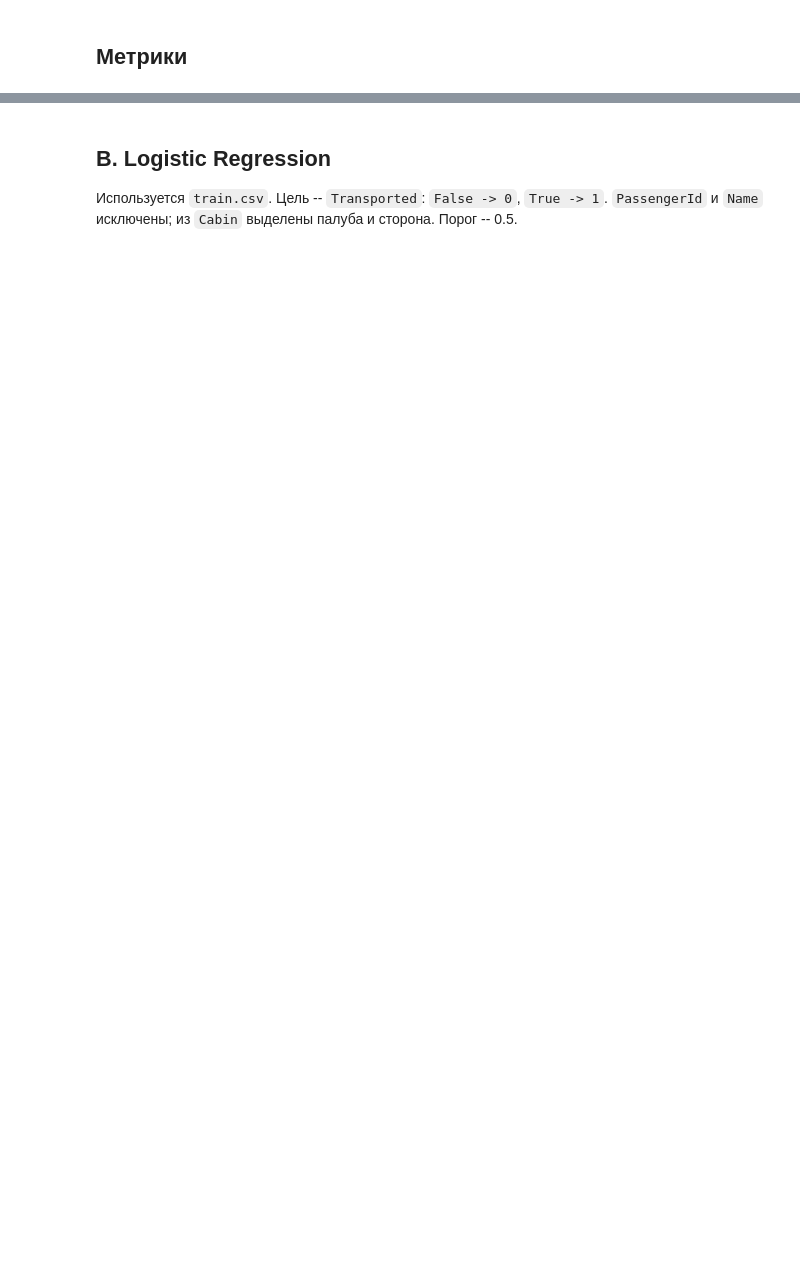
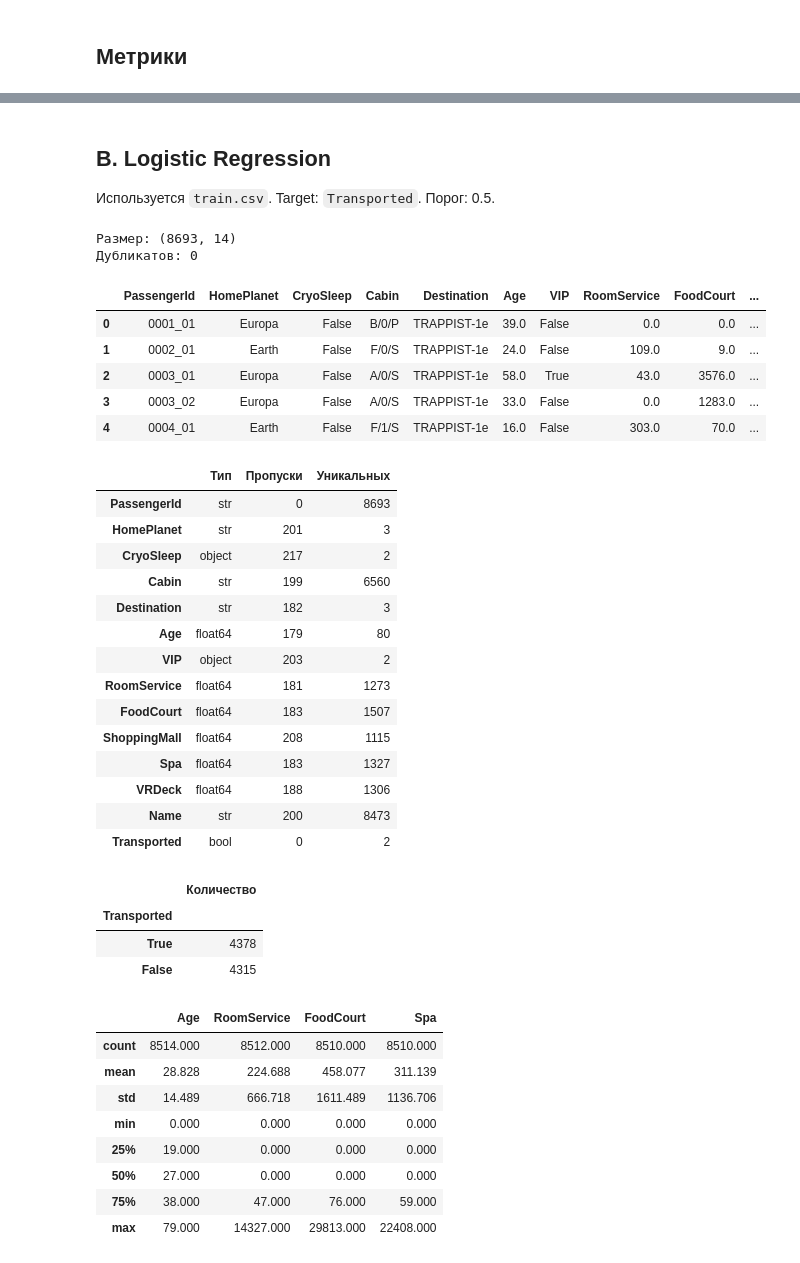
Before and after one commit to vodobryshkin/sai-labs, a Jupyter notebook: lab1.ipynb, the cells around one changed output, grey strips where cells are left out. Drawn from its saved outputs; the diff is of its cells as text; code cells hidden in the pictures; blank space fills up the shorter version.

```diff
--- a/lab1.ipynb
+++ b/lab1.ipynb
@@ -293,19 +335,56 @@ plt.show()
 # %% [markdown]
 ## B. Logistic Regression
-Используется `train.csv`. Цель -- `Transported`: `False -> 0`, `True -> 1`. `PassengerId` и `Name` исключены; из `Cabin` выделены палуба и сторона. Порог -- 0.5.
+Используется `train.csv`. Target: `Transported`. Порог: 0.5.
 # %%
-spaceship_data = pd.read_csv("train.csv")
+spaceship_data = pd.read_csv(spaceship_path)
 
 print("Размер:", spaceship_data.shape)
 print("Дубликатов:", spaceship_data.duplicated().sum())
 display(spaceship_data.head())
 display(pd.DataFrame({
     "Тип": spaceship_data.dtypes.astype(str),
     "Пропуски": spaceship_data.isna().sum(),
     "Уникальных": spaceship_data.nunique(),
 }))
 display(spaceship_data["Transported"].value_counts().to_frame("Количество"))
 display(spaceship_data[["Age", "RoomService", "FoodCourt", "Spa"]].describe().round(3))
+# %% [output]
+Размер: (8693, 14)
+Дубликатов: 0
+|  | PassengerId | HomePlanet | CryoSleep | Cabin | Destination | Age | VIP | RoomService | FoodCourt | ... |
+| 0 | 0001_01 | Europa | False | B/0/P | TRAPPIST-1e | 39.0 | False | 0.0 | 0.0 | ... |
+| 1 | 0002_01 | Earth | False | F/0/S | TRAPPIST-1e | 24.0 | False | 109.0 | 9.0 | ... |
+| 2 | 0003_01 | Europa | False | A/0/S | TRAPPIST-1e | 58.0 | True | 43.0 | 3576.0 | ... |
+| 3 | 0003_02 | Europa | False | A/0/S | TRAPPIST-1e | 33.0 | False | 0.0 | 1283.0 | ... |
+| 4 | 0004_01 | Earth | False | F/1/S | TRAPPIST-1e | 16.0 | False | 303.0 | 70.0 | ... |
+|  | Тип | Пропуски | Уникальных |
+| PassengerId | str | 0 | 8693 |
+| HomePlanet | str | 201 | 3 |
+| CryoSleep | object | 217 | 2 |
+| Cabin | str | 199 | 6560 |
+| Destination | str | 182 | 3 |
+| Age | float64 | 179 | 80 |
+| VIP | object | 203 | 2 |
+| RoomService | float64 | 181 | 1273 |
+| FoodCourt | float64 | 183 | 1507 |
+| ShoppingMall | float64 | 208 | 1115 |
+| Spa | float64 | 183 | 1327 |
+| VRDeck | float64 | 188 | 1306 |
+| Name | str | 200 | 8473 |
+| Transported | bool | 0 | 2 |
+|  | Количество |
+| Transported |  |
+| True | 4378 |
+| False | 4315 |
+|  | Age | RoomService | FoodCourt | Spa |
+| count | 8514.000 | 8512.000 | 8510.000 | 8510.000 |
+| mean | 28.828 | 224.688 | 458.077 | 311.139 |
+| std | 14.489 | 666.718 | 1611.489 | 1136.706 |
+| min | 0.000 | 0.000 | 0.000 | 0.000 |
+| 25% | 19.000 | 0.000 | 0.000 | 0.000 |
+| 50% | 27.000 | 0.000 | 0.000 | 0.000 |
+| 75% | 38.000 | 47.000 | 76.000 | 59.000 |
+| max | 79.000 | 14327.000 | 29813.000 | 22408.000 |
 # %%
 spaceship_features_data = spaceship_data.drop(
     columns=["Transported", "PassengerId", "Name", "Cabin"]
```
Also changed, not shown: parts of 12 cells of this notebook.
